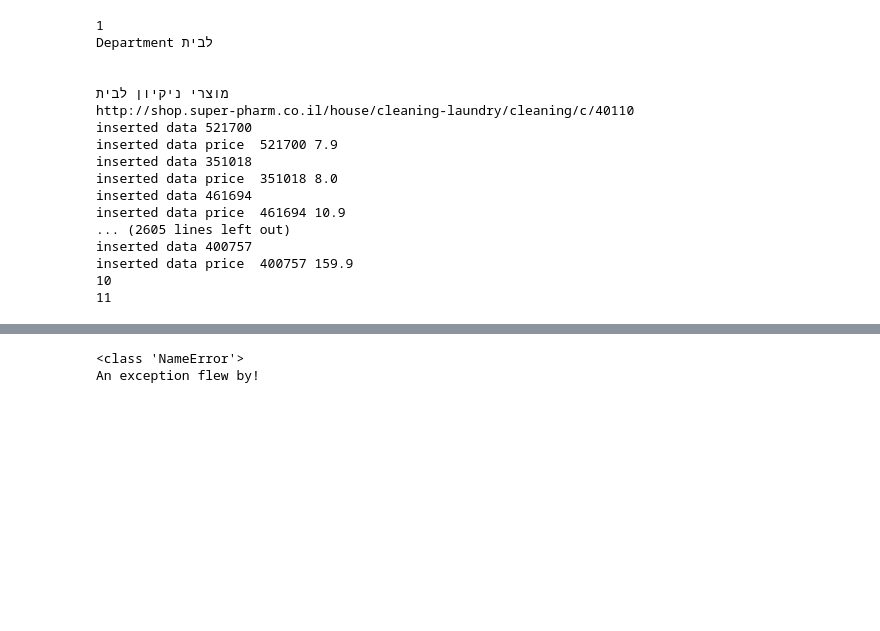
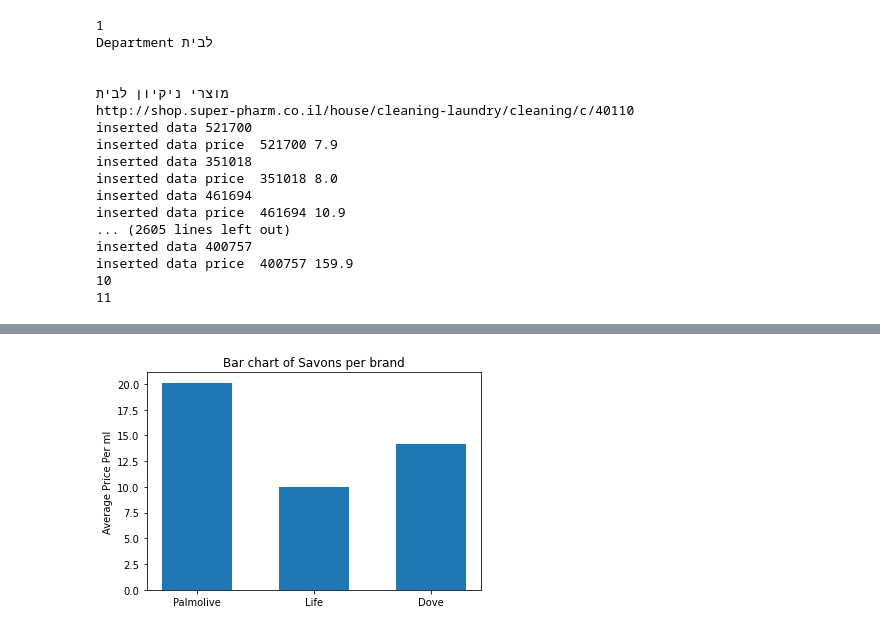
Before and after one commit to Delphinep26/WebScrapingPharmSite, a Jupyter notebook: superpharm_webscraping.ipynb, the cells around one changed output, grey strips where cells are left out. Drawn from its saved outputs; the diff is of its cells as text; code cells hidden in the pictures; blank space fills up the shorter version.

```diff
--- a/superpharm_webscraping.ipynb
+++ b/superpharm_webscraping.ipynb
@@ -266,9 +219,63 @@ errorsproduct[0]
-# %%
-try:
-    raise NameError('HiThere')
-except NameError:
-    print(NameError.)
-    print('An exception flew by!')
-# %% [output]
-<class 'NameError'>
-An exception flew by!
+# %%
+conn1.close()
+engine = create_engine('sqlite:///superpharmDB5.db', echo=False,connect_args={'timeout': 100})
+metadata = MetaData()
+conn1 = engine.connect()
+
+df = pd.read_sql_query("SELECT * FROM items", conn1)
+
+# url_ = df.loc[0].image_url
+# print(url_)
+# a = df.iloc[0:50].id
+# b = df.description.str.wrap(10)[0:50]
+# # df.iloc[0:50].id
+# df = a.to_frame().join(b)
+# df.iloc[0:50][['description', 'id']]# , 'id']
+
+
+# df[['description', 'id']][0:50]
+# df.iloc[0:50,[0,2]].scr
+#df.loc[0:50,['description', 'id']]
+# for desc in df.description.replace('מ''ל' , 'מ"ל'):
+#     print(desc.split())
+# print(df.description.replace("מ''ל" , 'מ"ל'))
+# df[df.description.str.contains('מ"ל')]
+# print(prices)
+df = pd.read_sql_query("SELECT id,name,description,category,brand,department,amount FROM items i INNER JOIN prices p ON i.id=p.item_id", conn1)
+# df.reset_index
+# df.index = df.id
+df = df.set_index('id')
+list(df.index)
+# df.loc[521700]
+# df.loc[521700]
+# df.loc[521700]
+# df[df.index == 521700]
+# for n in list(df.index):
+
+#     print(n)
+savons = df[(df.name.str.contains('ג\'ל רחצה') | df.name.str.contains('סבון') | df.name.str.contains('תחליב'))]
+savons = savons[savons.category == 'סבונים ומוצרי רחצה']
+
+savons.loc[savons.description.str.contains('750'), 'perMl'] = savons.amount / 750
+savons.loc[savons.description.str.contains('500'), 'perMl'] = savons.amount / 500
+savons.loc[savons.description.str.contains('700'), 'perMl'] = savons.amount / 700
+savons.loc[savons.description.str.contains('650'), 'perMl'] = savons.amount / 650
+
+pal = savons[savons.brand == 'פלמוליב'].amount.mean()
+life = savons[savons.brand == 'Life'].amount.mean()
+dove = savons[savons.brand == 'דאב'].amount.mean()
+
+import matplotlib.pyplot as plt
+
+fig = plt.figure()
+ax = fig.gca()
+ax.bar(x=list(range(3)),
+       width=0.6,
+       height=[pal,life, dove],
+       align='center',
+       tick_label=['Palmolive','Life','Dove'])
+ax.set_title('Bar chart of Savons per brand')
+ax.set_ylabel('Average Price Per ml')
+plt.show()
+# %% [output]
+[figure, added]
```
Also changed, not shown: parts of 13 cells of this notebook.
